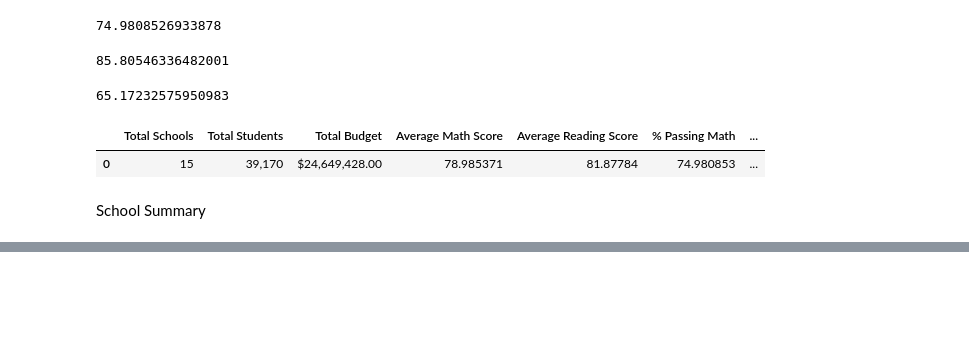
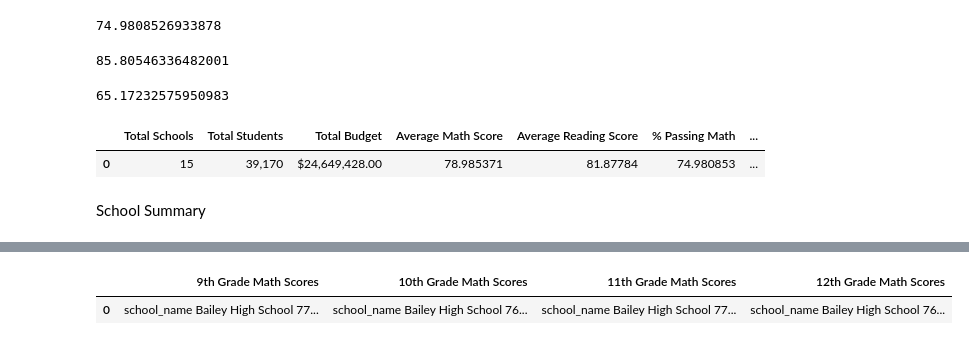
Before and after one commit to Rstevens318/pandas-challenge, a Jupyter notebook: PyCitySchools/main.ipynb, the cells around one changed output, grey strips where cells are left out. Saved outputs shown, nothing was run; the diff lists cells and outputs as text; code cells hidden in the pictures; blank space fills up the shorter version.

```diff
--- a/PyCitySchools/main.ipynb
+++ b/PyCitySchools/main.ipynb
@@ -247,0 +166,27 @@ Cabrera Hig...
+# %%
+ninth_graders = school_data_df[(school_data_df["grade"] == "9th")]
+tenth_graders = school_data_df[(school_data_df["grade"] == "10th")]
+eleventh_graders = school_data_df[(school_data_df["grade"] == "11th")]
+twelfth_graders = school_data_df[(school_data_df["grade"] == "12th")]
+
+ninth_graders_scores = ninth_graders.groupby(['school_name']).mean()['math_score']
+tenth_graders_scores = tenth_graders.groupby(['school_name']).mean()['math_score']
+eleventh_graders_scores = eleventh_graders.groupby(['school_name']).mean()['math_score']
+twelfth_graders_scores = twelfth_graders.groupby(['school_name']).mean()['math_score']
+
+ninth_grade_math_scores = ninth_graders_scores
+tenth_grader_math_scores = tenth_graders_scores
+eleventh_grader_math_scores = eleventh_graders_scores
+twelfth_grader_math_scores = twelfth_graders_scores
+
+math_df = [{'9th Grade Math Scores': ninth_grade_math_scores,
+            '10th Grade Math Scores': tenth_grader_math_scores,
+            '11th Grade Math Scores': eleventh_grader_math_scores,
+            '12th Grade Math Scores': twelfth_grader_math_scores}]
+math_df = pd.DataFrame(math_df)
+
+math_df.index.name = None
+math_df
+# %% [output]
+|  | 9th Grade Math Scores | 10th Grade Math Scores | 11th Grade Math Scores | 12th Grade Math Scores |
+| 0 | school_name Bailey High School 77... | school_name Bailey High School 76... | school_name Bailey High School 77... | school_name Bailey High School 76... |
```
Also changed, not shown: parts of 9 cells of this notebook.
